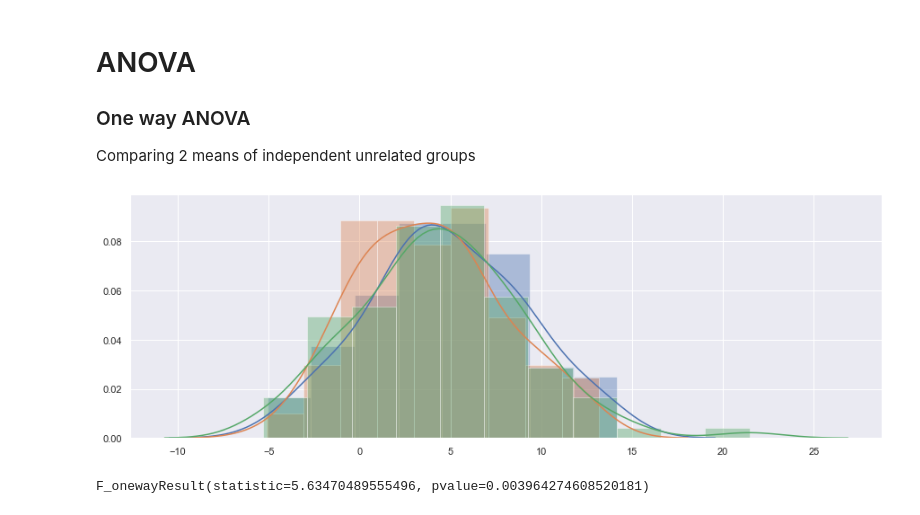
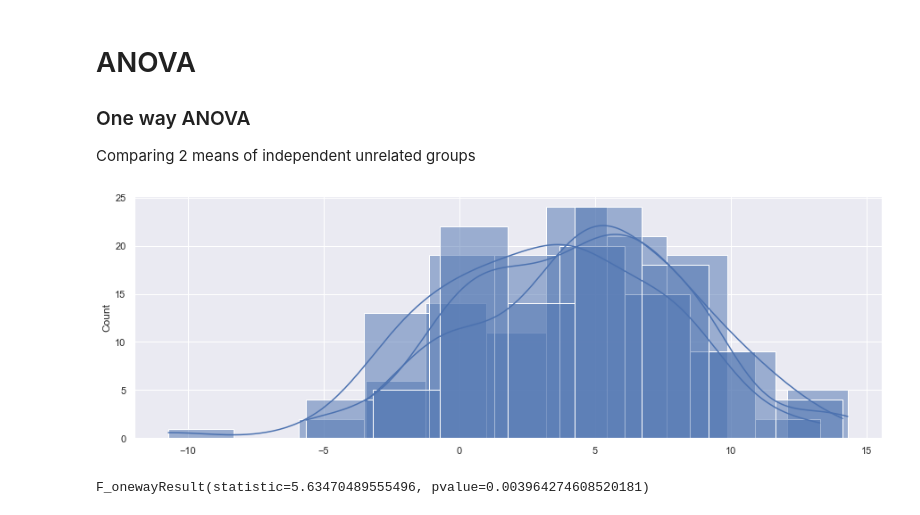
Before and after one commit to normannexo/Mathematics-notebooks, a Jupyter notebook: Statistics.ipynb, the cells around one changed output. Saved outputs shown, nothing was run; the diff lists cells and outputs as text; code cells hidden in the pictures.

```diff
--- a/Statistics.ipynb
+++ b/Statistics.ipynb
@@ -107,10 +108,10 @@ groups = [group_a, group_b, group_c]
 # %%
 #Visualization
 fig, ax = plt.subplots(1, 1, figsize=[15,5])
 for i, group in enumerate(groups, 1):
-    sns.distplot(group)
+    sns.histplot(group, kde=True)
 # %% [output]
-[figure, old version]
+[figure, new version]
 # %%
 # scipy.stats:
 stats.f_oneway(group_a, group_b, group_c)
```
Also changed, not shown: parts of 4 cells of this notebook, 2 other files.
